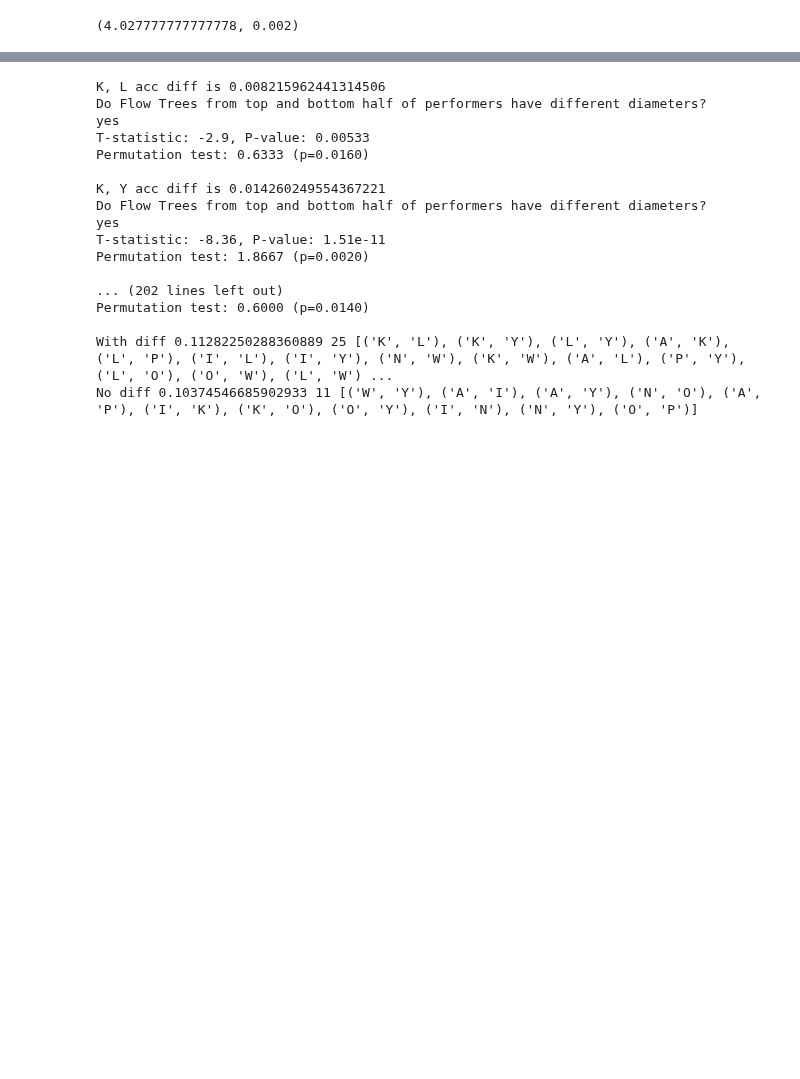
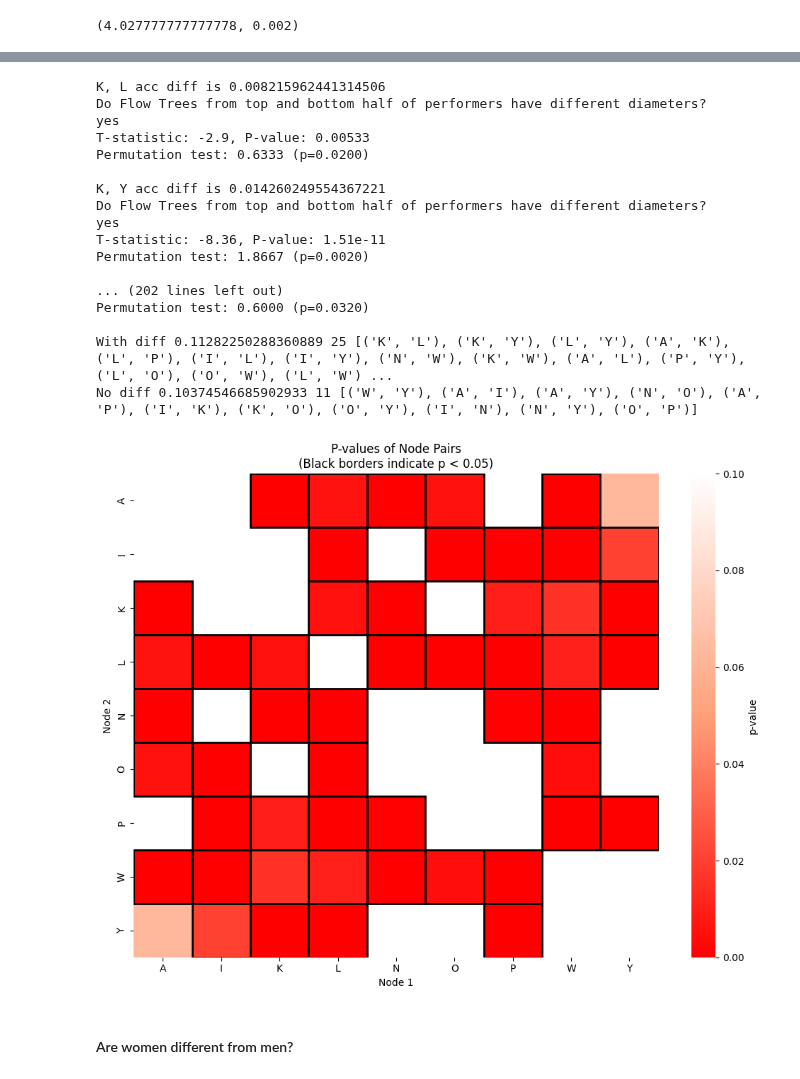
Before and after one commit to geometric-intelligence/mazedyn, a Jupyter notebook: mazedyn/2_hypothesis_testing.ipynb, the cells around one changed output, grey strips where cells are left out. Saved outputs shown, nothing was run; the diff lists cells and outputs as text; code cells hidden in the pictures; blank space fills up the shorter version.

```diff
--- a/mazedyn/2_hypothesis_testing.ipynb
+++ b/mazedyn/2_hypothesis_testing.ipynb
@@ -233,7 +230,7 @@ q12_flow_trees = []
 q34_flow_trees = []
 
 for (start_node, end_node, quartile), group in test_df.groupby(["StartAt", "EndAt", "quartile"]):
-    trajs = generate_trajs_from_df(group)
+    trajs = np.array(group["trajs"])
     G = generate_flow_tree_from_trajs(trajs, END_NODE=end_node)
 
     # for embeddings to work
@@ -313,21 +310,19 @@ tree_dict = {}
 winner_tree_dict = {}
 loser_tree_dict = {}
 for (start_node, end_node), group in test_df.groupby(["StartAt", "EndAt"]):
-    trajs = generate_trajs_from_df(group)
+    trajs = np.array(group["trajs"])
     G = generate_flow_tree_from_trajs(trajs, END_NODE=end_node)
 
     new_G = nx.relabel.convert_node_labels_to_integers(G, first_label=0, ordering='default') # need to do for embeddings
     tree_dict[(start_node, end_node)] = [new_G, group["path_mean_acc"].iloc[0]]
 
-    group["accuracy"] = group["accuracy"].astype(bool)
-
     # WINNERS ONLY
-    trajs = generate_trajs_from_df(group[group["accuracy"]])
+    trajs = np.array(group[group["accuracy"]]["trajs"])
     G = generate_flow_tree_from_trajs(trajs, END_NODE=end_node)
     winner_tree_dict[(start_node, end_node)] = G
 
     # LOSERS ONLY
-    trajs = generate_trajs_from_df(group[~group["accuracy"]])
+    trajs = np.array(group[~group["accuracy"]]["trajs"])
     G = generate_flow_tree_from_trajs(trajs, END_NODE=end_node)
     loser_tree_dict[(start_node, end_node)] = G
 # %%
@@ -350,12 +345,13 @@ pairs_no_diff = []
 accs_with_diff = []
 accs_no_diff = []
 
+pvalues = {}
+
 sorted_order = [x for x in sorted(range(len(acc_diffs)), key=lambda x: acc_diffs[x])]
 for i, tree_index in enumerate(sorted_order):
     node1, node2 = obj_pairs[tree_index]
     print(f"{node1}, {node2} acc diff is {acc_diffs[tree_index]}")
 
-    test_df["accuracy"] = test_df["accuracy"].astype(bool)
     df1 = test_df[(test_df["StartAt"] == node1) & (test_df["EndAt"] == node2) & test_df["accuracy"]]
     df2 = test_df[(test_df["StartAt"] == node2) & (test_df["EndAt"] == node1) & test_df["accuracy"]]
 
@@ -367,10 +363,10 @@ for i, tree_index in enumerate(sorted_order):
         sample_df1 = df1.sample(n=10, random_state=i)
         sample_df2 = df2.sample(n=10, random_state=i)
 
-        trajs1 = generate_trajs_from_df(sample_df1)
+        trajs1 = np.array(sample_df1["trajs"])
         G1 = generate_flow_tree_from_trajs(trajs1, END_NODE=node2)
 
-        trajs2 = generate_trajs_from_df(sample_df2)
+        trajs2 = np.array(sample_df2["trajs"])
         G2 = generate_flow_tree_from_trajs(trajs2, END_NODE=node1)
 
         LA_group.append(G1)
@@ -385,6 +381,7 @@ for i, tree_index in enumerate(sorted_order):
     group2_diams = [nx.diameter(FT) for FT in AL_group]
 
     t_stat, p_value = stats.ttest_ind(group1_diams, group2_diams)
+    pvalues[(node1, node2)] = p_value
     if p_value < 0.05:
         print("yes")
         pairs_with_diff.append((node1, node2))
@@ -408,7 +405,7 @@ K, L acc diff is 0.008215962441314506
 Do Flow Trees from top and bottom half of performers have different diameters?
 yes
 T-statistic: -2.9, P-value: 0.00533
-Permutation test: 0.6333 (p=0.0160)
+Permutation test: 0.6333 (p=0.0200)
 
 K, Y acc diff is 0.014260249554367221
 Do Flow Trees from top and bottom half of performers have different diameters?
@@ -417,7 +414,60 @@ T-statistic: -8.36, P-value: 1.51e-11
 Permutation test: 1.8667 (p=0.0020)
 
 ... (202 lines left out)
-Permutation test: 0.6000 (p=0.0140)
+Permutation test: 0.6000 (p=0.0320)
 
 With diff 0.11282250288360889 25 [('K', 'L'), ('K', 'Y'), ('L', 'Y'), ('A', 'K'), ('L', 'P'), ('I', 'L'), ('I', 'Y'), ('N', 'W'), ('K', 'W'), ('A', 'L'), ('P', 'Y'), ('L', 'O'), ('O', 'W'), ('L', 'W') ...
 No diff 0.10374546685902933 11 [('W', 'Y'), ('A', 'I'), ('A', 'Y'), ('N', 'O'), ('A', 'P'), ('I', 'K'), ('K', 'O'), ('O', 'Y'), ('I', 'N'), ('N', 'Y'), ('O', 'P')]
+# %%
+# Get all unique nodes that appear in either start or end positions
+all_nodes = sorted(list(set([n for pair in pairs_with_diff + pairs_no_diff for n in pair])))
+
+# Create matrices to store the significance values and mask
+sig_matrix = np.zeros((len(all_nodes), len(all_nodes)))
+mask = np.ones((len(all_nodes), len(all_nodes)))
+
+# Fill the matrices
+for start, end in pairs_with_diff + pairs_no_diff:
+    start_idx = all_nodes.index(start)
+    end_idx = all_nodes.index(end)
+    sig_matrix[end_idx, start_idx] = pvalues[(start, end)]
+    sig_matrix[start_idx, end_idx] = pvalues[(start, end)]
+    mask[end_idx, start_idx] = 0
+    mask[start_idx, end_idx] = 0
+
+# Set diagonal to light grey by removing mask
+for i in range(len(all_nodes)):
+    mask[i,i] = 0
+    sig_matrix[i,i] = np.nan  # Use NaN to exclude from colormap
+
+# Create custom colormap with dark red for high p-values (less significant)
+colors = ['#FF0000', '#FFA07A', '#FFFFFF']  # Red to light salmon to white
+n_bins = 100
+cmap = sns.blend_palette(colors, n_bins, as_cmap=True)
+
+# Create the heatmap
+plt.figure(figsize=(10, 8))
+sns.heatmap(sig_matrix,
+            xticklabels=all_nodes,
+            yticklabels=all_nodes,
+            cmap=cmap,
+            mask=mask,
+            vmin=0,
+            vmax=0.1,  # Adjust this to control color intensity
+            cbar_kws={'label': 'p-value'})
+
+# Add black borders to significant squares (p < 0.05)
+for i in range(len(all_nodes)):
+    for j in range(len(all_nodes)):
+        if not mask[i,j] and sig_matrix[i,j] < 0.05 and i != j:  # Skip diagonal
+            plt.gca().add_patch(plt.Rectangle((j, i), 1, 1, fill=False, edgecolor='black', lw=2))
+
+plt.xlabel('Node 1')
+plt.ylabel('Node 2')
+plt.title('P-values of Node Pairs\n(Black borders indicate p < 0.05)')
+plt.tight_layout()
+plt.show()
+# %% [output]
+[figure, added]
+# %% [markdown]
+#### Are women different from men?
```
Also changed, not shown: parts of 10 cells of this notebook, 2 other files.
